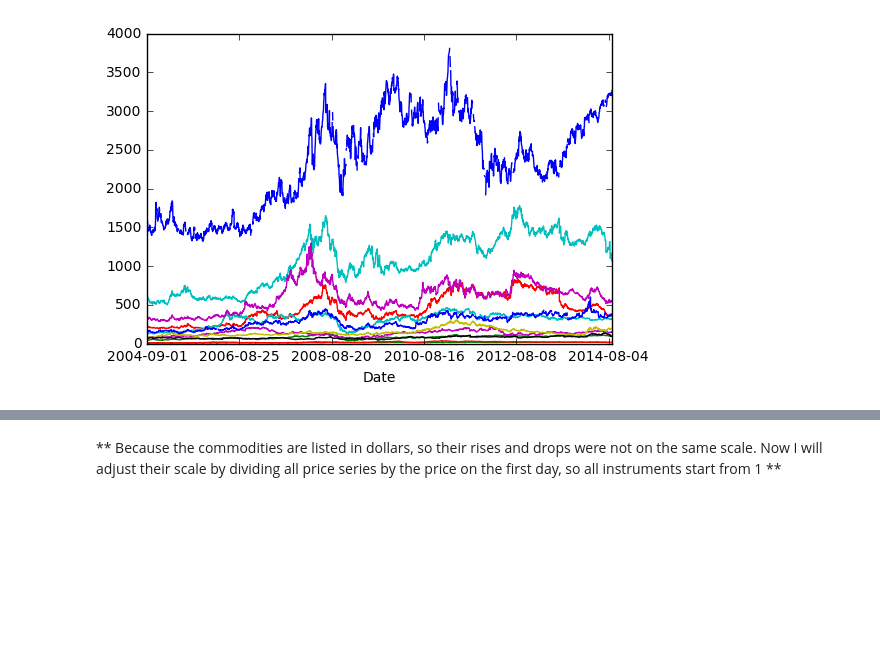
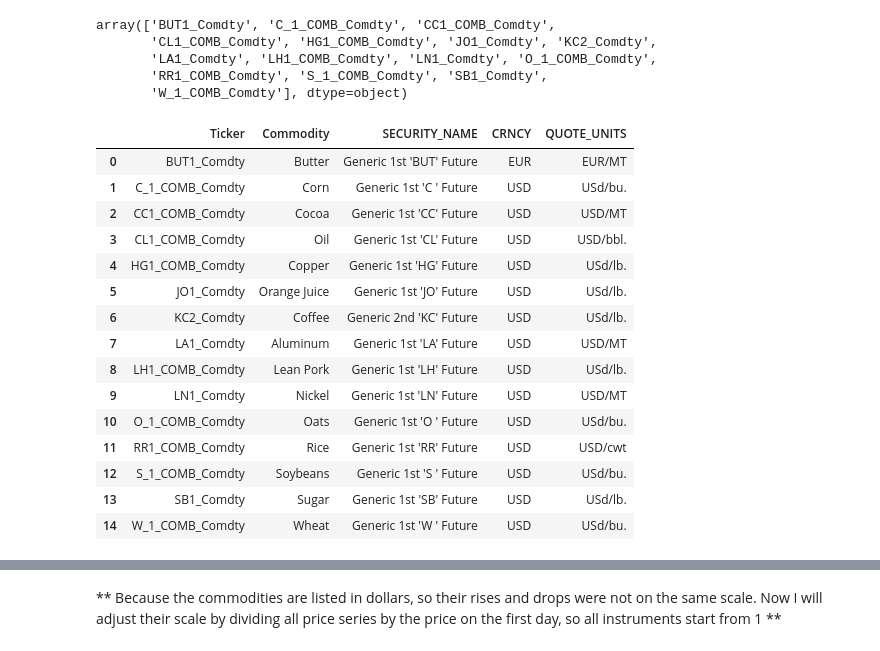
Before and after one commit to mingkaid/instruments-correlation-exploration, a Jupyter notebook: process-commodities-data.ipynb, the cells around one changed output, grey strips where cells are left out. Drawn from its saved outputs; the diff is of its cells as text; code cells hidden in the pictures; blank space fills up the shorter version.

```diff
--- a/process-commodities-data.ipynb
+++ b/process-commodities-data.ipynb
@@ -105,6 +11,27 @@ commodities_price_series.head()
-# %%
-commodities_price_series.plot()
-plt.legend().remove()
-plt.show()
-# %% [output]
-[figure, removed]
+# %%
+commodities_metadata.Ticker.values
+# %% [output]
+array(['BUT1_Comdty', 'C_1_COMB_Comdty', 'CC1_COMB_Comdty',
+       'CL1_COMB_Comdty', 'HG1_COMB_Comdty', 'JO1_Comdty', 'KC2_Comdty',
+       'LA1_Comdty', 'LH1_COMB_Comdty', 'LN1_Comdty', 'O_1_COMB_Comdty',
+       'RR1_COMB_Comdty', 'S_1_COMB_Comdty', 'SB1_Comdty',
+       'W_1_COMB_Comdty'], dtype=object)
+# %%
+commodities_metadata
+# %% [output]
+|  | Ticker | Commodity | SECURITY_NAME | CRNCY | QUOTE_UNITS |
+| 0 | BUT1_Comdty | Butter | Generic 1st 'BUT' Future | EUR | EUR/MT |
+| 1 | C_1_COMB_Comdty | Corn | Generic 1st 'C ' Future | USD | USd/bu. |
+| 2 | CC1_COMB_Comdty | Cocoa | Generic 1st 'CC' Future | USD | USD/MT |
+| 3 | CL1_COMB_Comdty | Oil | Generic 1st 'CL' Future | USD | USD/bbl. |
+| 4 | HG1_COMB_Comdty | Copper | Generic 1st 'HG' Future | USD | USd/lb. |
+| 5 | JO1_Comdty | Orange Juice | Generic 1st 'JO' Future | USD | USd/lb. |
+| 6 | KC2_Comdty | Coffee | Generic 2nd 'KC' Future | USD | USd/lb. |
+| 7 | LA1_Comdty | Aluminum | Generic 1st 'LA' Future | USD | USD/MT |
+| 8 | LH1_COMB_Comdty | Lean Pork | Generic 1st 'LH' Future | USD | USd/lb. |
+| 9 | LN1_Comdty | Nickel | Generic 1st 'LN' Future | USD | USD/MT |
+| 10 | O_1_COMB_Comdty | Oats | Generic 1st 'O ' Future | USD | USd/bu. |
+| 11 | RR1_COMB_Comdty | Rice | Generic 1st 'RR' Future | USD | USD/cwt |
+| 12 | S_1_COMB_Comdty | Soybeans | Generic 1st 'S ' Future | USD | USd/bu. |
+| 13 | SB1_Comdty | Sugar | Generic 1st 'SB' Future | USD | USd/lb. |
+| 14 | W_1_COMB_Comdty | Wheat | Generic 1st 'W ' Future | USD | USd/bu. |
```
Also changed, not shown: parts of 52 cells of this notebook, 1 other file.
